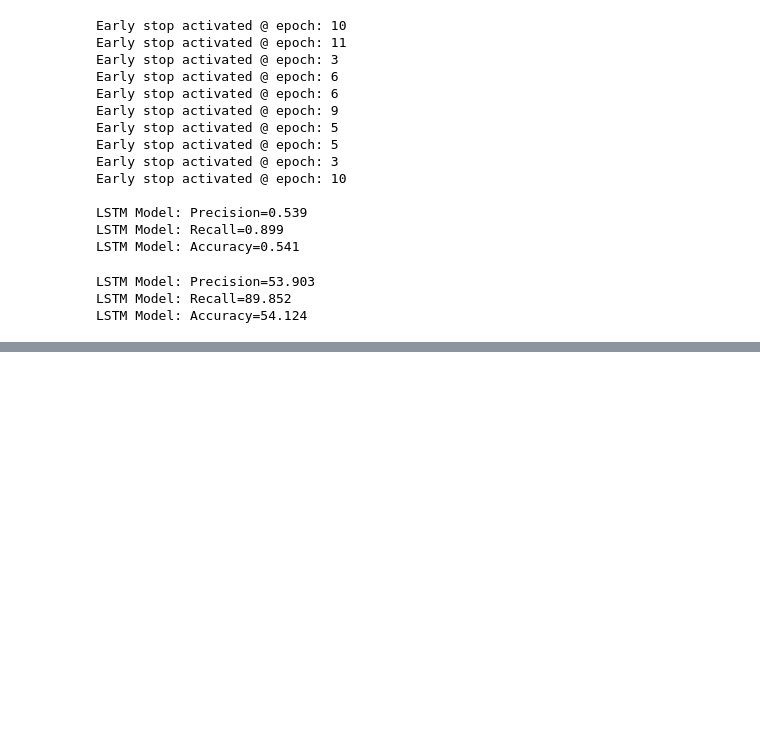
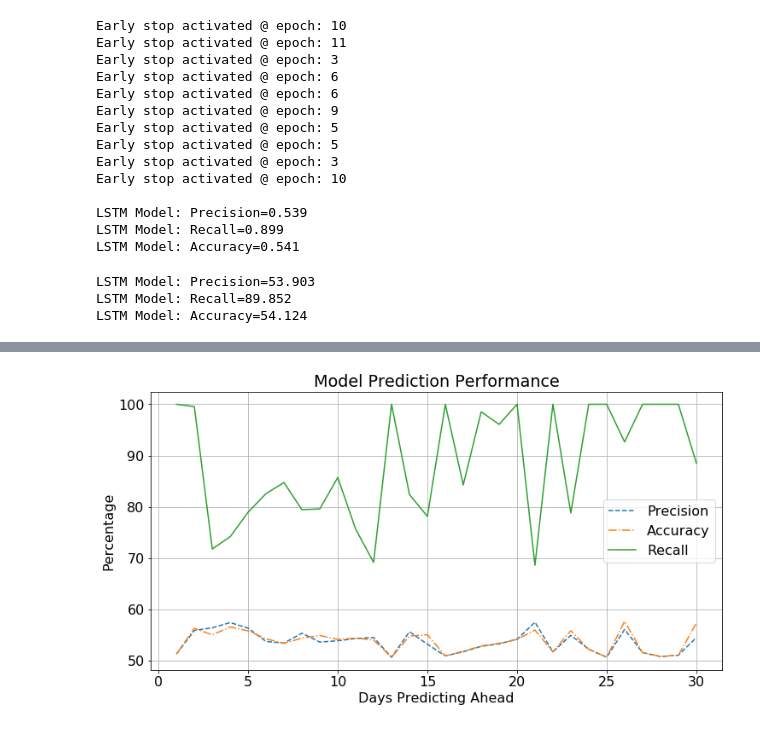
Before and after one commit to machar94/stockprediction, a Jupyter notebook: djia_cbs.ipynb, the cells around one changed output, grey strips where cells are left out. Cells and saved outputs as stored; diff of their text form; code cells hidden in the pictures; blank space fills up the shorter version.

```diff
--- a/djia_cbs.ipynb
+++ b/djia_cbs.ipynb
@@ -338,0 +450,15 @@ print('No Skill: Accuracy=%.5f' % ns_accuracy)
+# %%
+plt.figure(figsize=(12,6))
+plt.rcParams['font.size'] = 16
+plt.plot(look_ahead, precision*100, linestyle='--', label='Precision')
+plt.plot(look_ahead, accuracy*100, linestyle='-.', label='Accuracy')
+plt.plot(look_ahead, recall*100, linestyle='-', label='Recall')
+plt.xlabel('Days Predicting Ahead')
+plt.ylabel('Percentage')
+plt.title('Model Prediction Performance')
+plt.legend()
+plt.grid()
+plt.savefig('imgs/model_performance_vs_days_ahead.png')
+plt.show()
+# %% [output]
+[figure, added]
```
Also changed, not shown: parts of 5 cells of this notebook, 2 other files.
